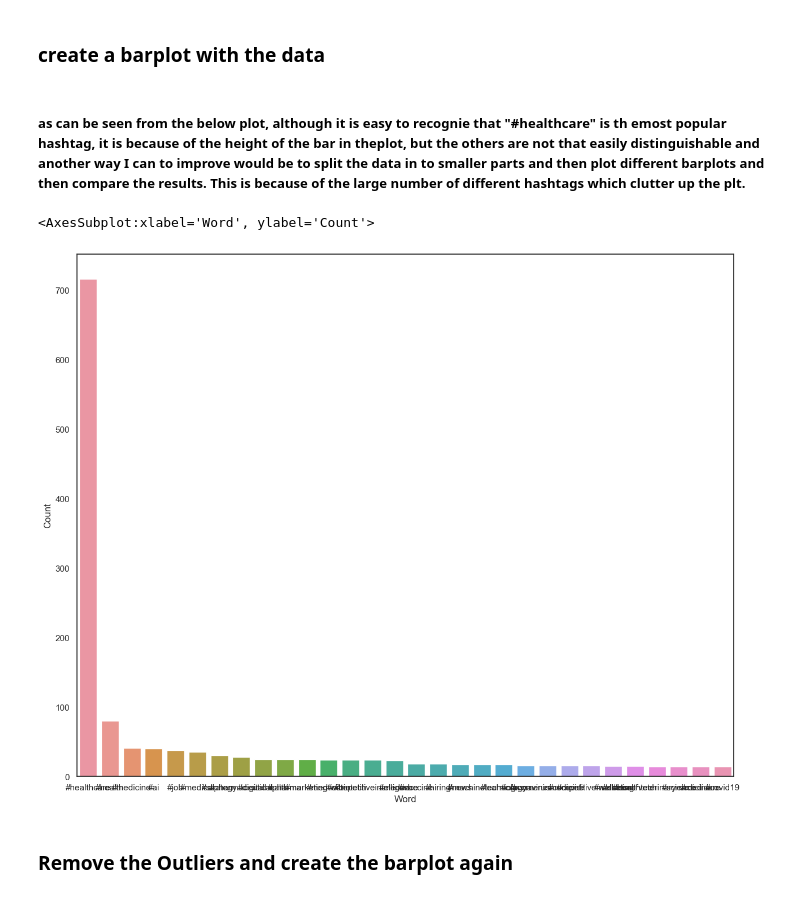
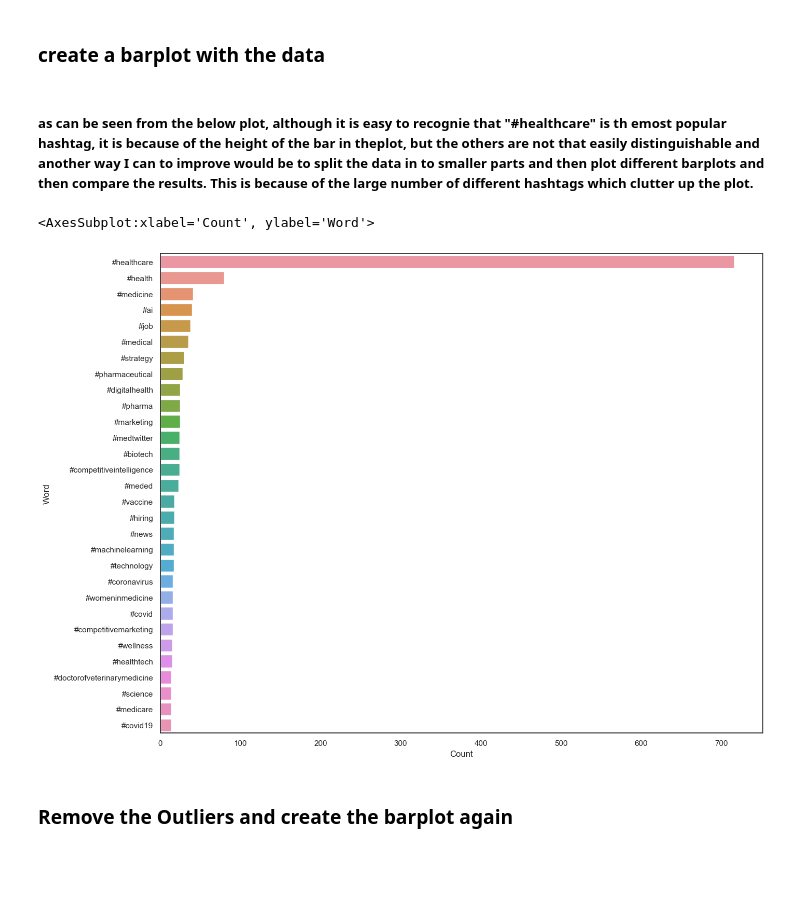
Before and after one commit to srinimogs/LSE_Course2_NHS_assignment, a Jupyter notebook: Moghe_Srinivas_DA201_Assignment_Notebook (1).ipynb, the cells around one changed output. Cells and saved outputs as stored; diff of their text form; code cells hidden in the pictures; blank space fills up the shorter version.

```diff
--- a/Moghe_Srinivas_DA201_Assignment_Notebook (1).ipynb
+++ b/Moghe_Srinivas_DA201_Assignment_Notebook (1).ipynb
@@ -794,12 +794,12 @@ memory usage: 488.0+ bytes
 # %% [markdown]
 ### create a barplot with the data
 # %% [markdown]
-##### as can be seen from the below plot, although it is easy to recognie that "#healthcare" is th emost popular hashtag, it is because of the height of the bar in theplot, but the others are not that easily distinguishable and another way I can to improve would be to split the data in to smaller parts and then plot different barplots and then compare the results. This is because of the large number of different hashtags which clutter up the plt.
+##### as can be seen from the below plot, although it is easy to recognie that "#healthcare" is th emost popular hashtag, it is because of the height of the bar in theplot, but the others are not that easily distinguishable and another way I can to improve would be to split the data in to smaller parts and then plot different barplots and then compare the results. This is because of the large number of different hashtags which clutter up the plot.
 # %%
-sns.barplot(x='Word', y='Count', estimator=sum, data=data)
+sns.barplot(x='Count', y='Word', estimator=sum, data=data)
 # %% [output]
-<AxesSubplot:xlabel='Word', ylabel='Count'>
+<AxesSubplot:xlabel='Count', ylabel='Word'>
-[figure, old version]
+[figure, new version]
 # %% [markdown]
 ### Remove the Outliers and create the barplot again
 # %%
```
Also changed, not shown: parts of 8 cells of this notebook.
